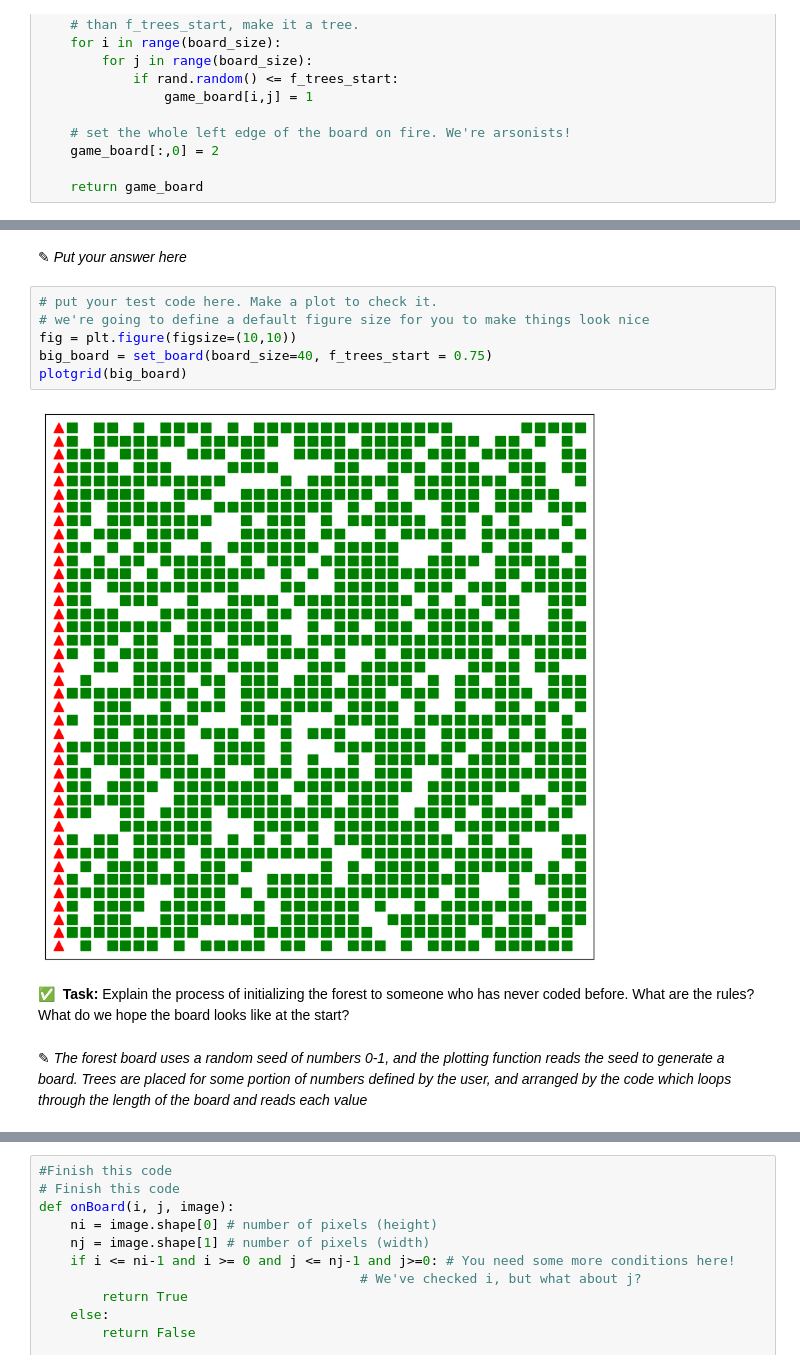
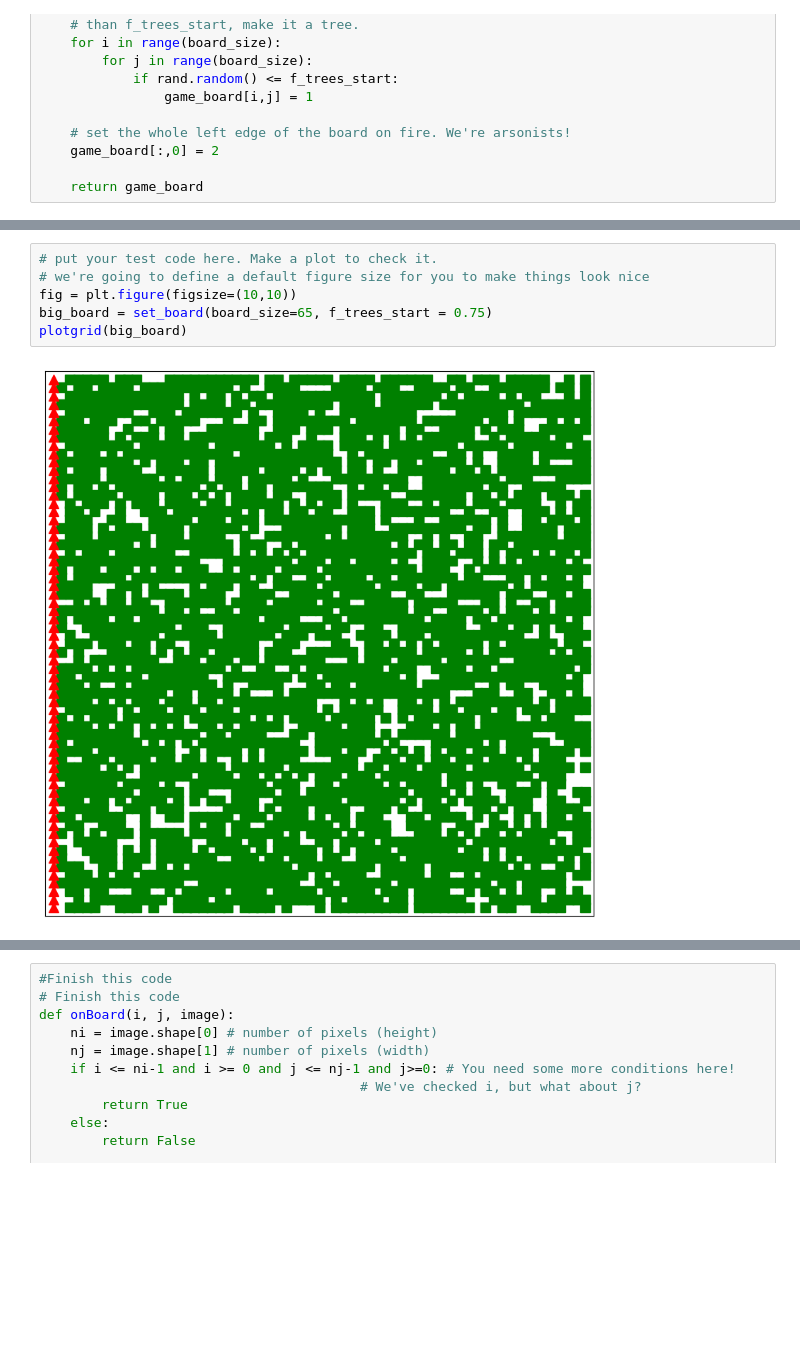
Before and after one commit to andrew-koren/cautious-adventure, a Jupyter notebook: my stuff/cmse/Day-22_In-Class_ForestFiresPartI-STUDENT.ipynb, the cells around one changed output, grey strips where cells are left out. Saved outputs shown, nothing was run; the diff lists cells and outputs as text; blank space fills up the shorter version.

```diff
--- a/my stuff/cmse/Day-22_In-Class_ForestFiresPartI-STUDENT.ipynb
+++ b/my stuff/cmse/Day-22_In-Class_ForestFiresPartI-STUDENT.ipynb
@@ -193,14 +79,8 @@ Now, create a board using the default arguments for the `set_board()` function a
-# %% [markdown]
-<font size="+3">&#9998;</font> *Put your answer here*
 # %%
 # put your test code here. Make a plot to check it.
 # we're going to define a default figure size for you to make things look nice
 fig = plt.figure(figsize=(10,10))
-big_board = set_board(board_size=40, f_trees_start = 0.75)
+big_board = set_board(board_size=65, f_trees_start = 0.75)
 plotgrid(big_board)
 # %% [output]
-[figure, old version]
+[figure, new version]
-# %% [markdown]
-&#9989;&nbsp; **Task:** Explain the process of initializing the forest to someone who has never coded before. What are the rules? What do we hope the board looks like at the start?
-# %% [markdown]
-<font size="+3">&#9998;</font> *The forest board uses a random seed of numbers 0-1, and the plotting function reads the seed to generate a board. Trees are placed for some portion of numbers defined by the user, and arranged by the code which loops through the length of the board and reads each value*
```
Also changed, not shown: parts of 25 cells of this notebook.
